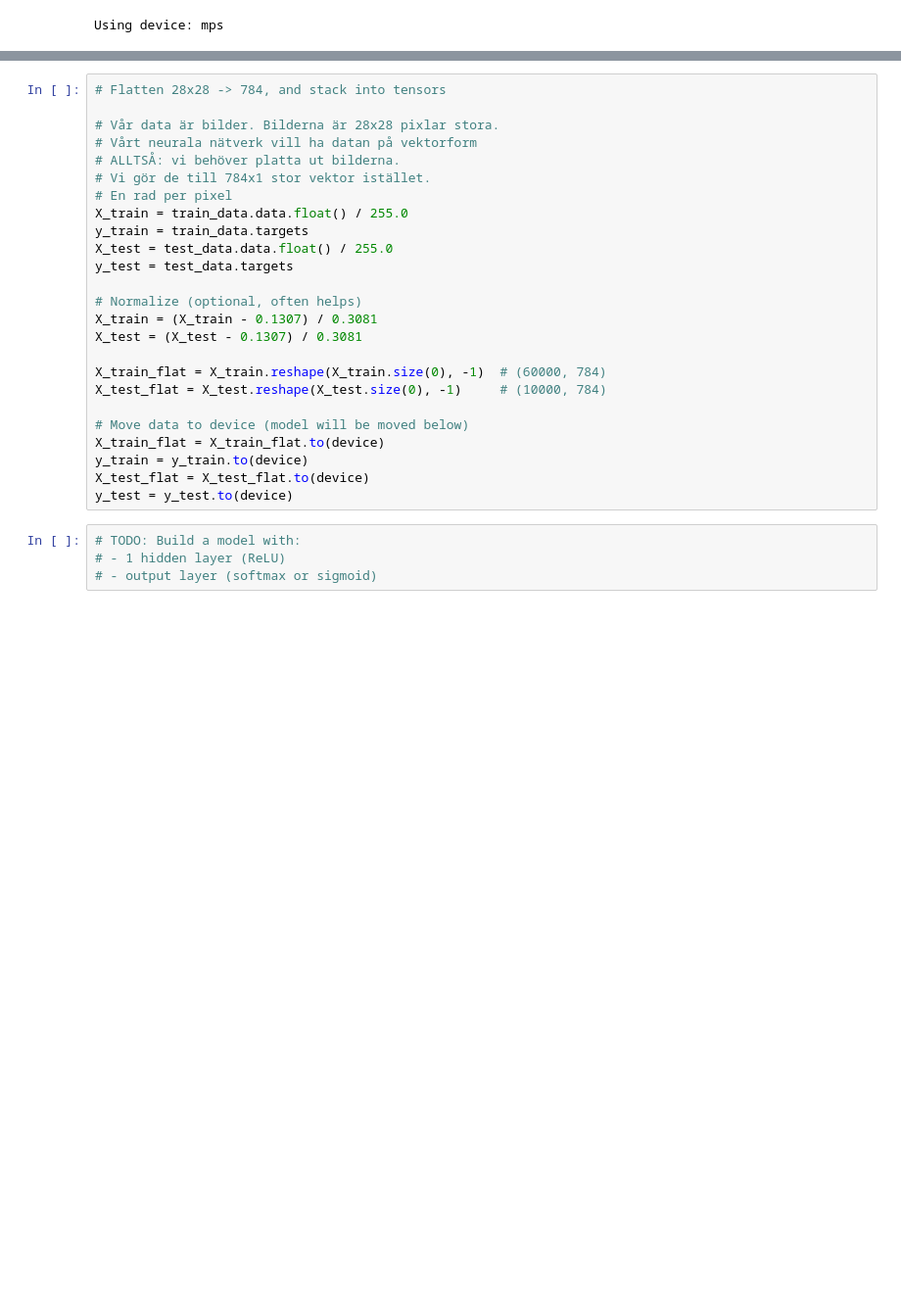
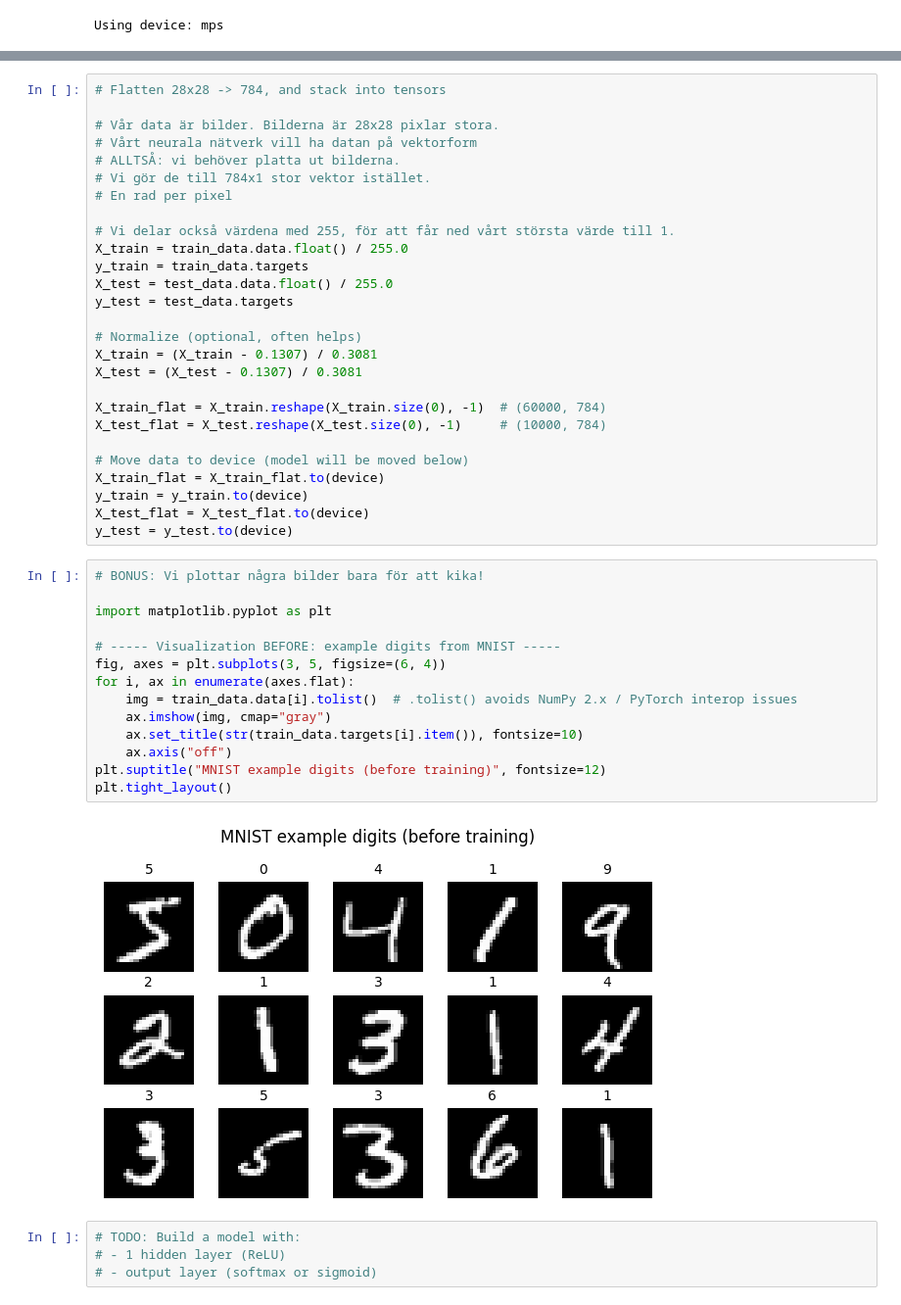
Before and after one commit to AndreasFurth/ML-Frameworks, a Jupyter notebook: L6/L6_assignment_CLASSROOM.ipynb, the cells around one changed output, grey strips where cells are left out. Shown at 98% size. Saved outputs shown, nothing was run; the diff lists cells and outputs as text; blank space fills up the shorter version.

```diff
--- a/L6/L6_assignment_CLASSROOM.ipynb
+++ b/L6/L6_assignment_CLASSROOM.ipynb
@@ -136,6 +145,8 @@ Extracting ./data/MNIST/raw/t10k-labels-idx1-ubyte.gz to ./data/MNIST/raw
 # ALLTSÅ: vi behöver platta ut bilderna.
 # Vi gör de till 784x1 stor vektor istället.
 # En rad per pixel
+
+# Vi delar också värdena med 255, för att får ned vårt största värde till 1.
 X_train = train_data.data.float() / 255.0
 y_train = train_data.targets
 X_test = test_data.data.float() / 255.0
@@ -153,6 +164,22 @@ X_train_flat = X_train_flat.to(device)
 y_train = y_train.to(device)
 X_test_flat = X_test_flat.to(device)
 y_test = y_test.to(device)
+# %%
+# BONUS: Vi plottar några bilder bara för att kika!
+
+import matplotlib.pyplot as plt
+
+# ----- Visualization BEFORE: example digits from MNIST -----
+fig, axes = plt.subplots(3, 5, figsize=(6, 4))
+for i, ax in enumerate(axes.flat):
+    img = train_data.data[i].tolist()  # .tolist() avoids NumPy 2.x / PyTorch interop issues
+    ax.imshow(img, cmap="gray")
+    ax.set_title(str(train_data.targets[i].item()), fontsize=10)
+    ax.axis("off")
+plt.suptitle("MNIST example digits (before training)", fontsize=12)
+plt.tight_layout()
+# %% [output]
+[figure, added]
 # %%
 # TODO: Build a model with:
 # - 1 hidden layer (ReLU)
```
Also changed, not shown: parts of 7 cells of this notebook.
